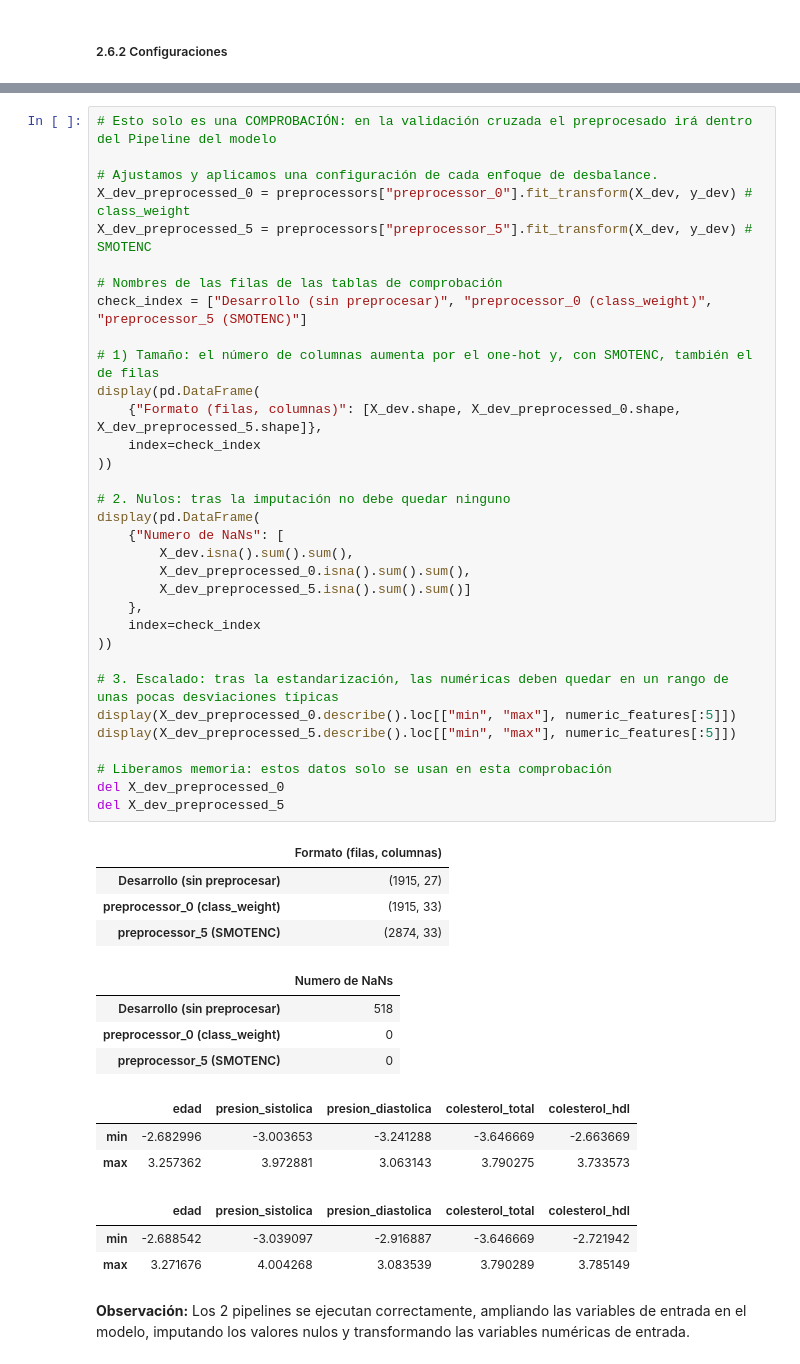
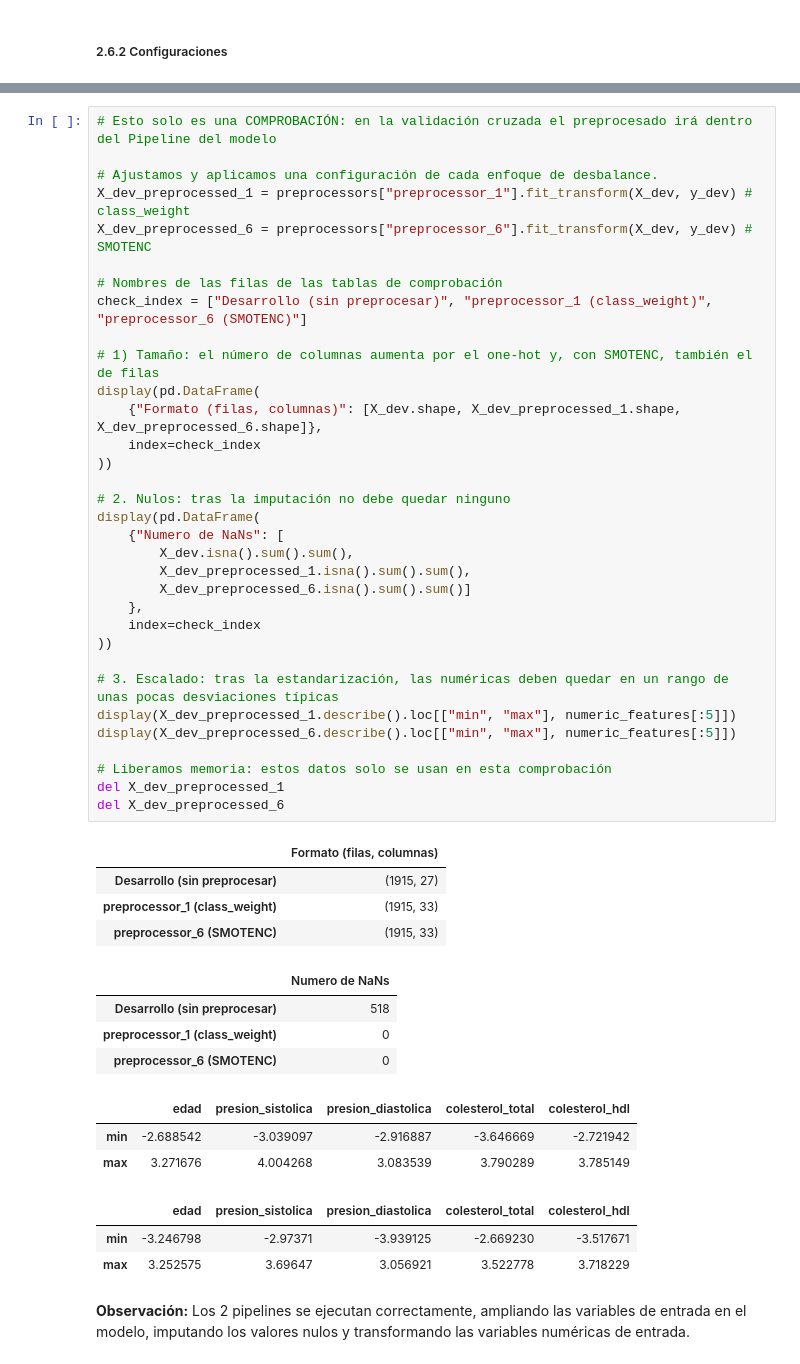
Before and after one commit to alberct96/ML-Entregable1, a Jupyter notebook: ML-Entregable1.ipynb, the cells around one changed output, grey strips where cells are left out. Cells and saved outputs as stored; diff of their text form.

Commit message:
cambio de configuración base de preprocessor_6 a preprocessor_0

```diff
--- a/ML-Entregable1.ipynb
+++ b/ML-Entregable1.ipynb
@@ -1649,51 +1649,51 @@ Esta comprobación se hace sobre todo el conjunto de desarrollo pero, más adela
 # %%
 # Esto solo es una COMPROBACIÓN: en la validación cruzada el preprocesado irá dentro del Pipeline del modelo
 
 # Ajustamos y aplicamos una configuración de cada enfoque de desbalance.
-X_dev_preprocessed_0 = preprocessors["preprocessor_0"].fit_transform(X_dev, y_dev) # class_weight
-X_dev_preprocessed_5 = preprocessors["preprocessor_5"].fit_transform(X_dev, y_dev) # SMOTENC
+X_dev_preprocessed_1 = preprocessors["preprocessor_1"].fit_transform(X_dev, y_dev) # class_weight
+X_dev_preprocessed_6 = preprocessors["preprocessor_6"].fit_transform(X_dev, y_dev) # SMOTENC
 
 # Nombres de las filas de las tablas de comprobación
-check_index = ["Desarrollo (sin preprocesar)", "preprocessor_0 (class_weight)", "preprocessor_5 (SMOTENC)"]
+check_index = ["Desarrollo (sin preprocesar)", "preprocessor_1 (class_weight)", "preprocessor_6 (SMOTENC)"]
 
 # 1) Tamaño: el número de columnas aumenta por el one-hot y, con SMOTENC, también el de filas
 display(pd.DataFrame(
-    {"Formato (filas, columnas)": [X_dev.shape, X_dev_preprocessed_0.shape, X_dev_preprocessed_5.shape]},
+    {"Formato (filas, columnas)": [X_dev.shape, X_dev_preprocessed_1.shape, X_dev_preprocessed_6.shape]},
     index=check_index
 ))
 
 # 2. Nulos: tras la imputación no debe quedar ninguno
 display(pd.DataFrame(
     {"Numero de NaNs": [
         X_dev.isna().sum().sum(),
-        X_dev_preprocessed_0.isna().sum().sum(),
-        X_dev_preprocessed_5.isna().sum().sum()]
+        X_dev_preprocessed_1.isna().sum().sum(),
+        X_dev_preprocessed_6.isna().sum().sum()]
     },
     index=check_index
 ))
 
 # 3. Escalado: tras la estandarización, las numéricas deben quedar en un rango de unas pocas desviaciones típicas
-display(X_dev_preprocessed_0.describe().loc[["min", "max"], numeric_features[:5]])
-display(X_dev_preprocessed_5.describe().loc[["min", "max"], numeric_features[:5]])
+display(X_dev_preprocessed_1.describe().loc[["min", "max"], numeric_features[:5]])
+display(X_dev_preprocessed_6.describe().loc[["min", "max"], numeric_features[:5]])
 
 # Liberamos memoria: estos datos solo se usan en esta comprobación
-del X_dev_preprocessed_0
-del X_dev_preprocessed_5
+del X_dev_preprocessed_1
+del X_dev_preprocessed_6
 # %% [output]
 |  | Formato (filas, columnas) |
 | Desarrollo (sin preprocesar) | (1915, 27) |
-| preprocessor_0 (class_weight) | (1915, 33) |
-| preprocessor_5 (SMOTENC) | (2874, 33) |
+| preprocessor_1 (class_weight) | (1915, 33) |
+| preprocessor_6 (SMOTENC) | (1915, 33) |
 |  | Numero de NaNs |
 | Desarrollo (sin preprocesar) | 518 |
-| preprocessor_0 (class_weight) | 0 |
-| preprocessor_5 (SMOTENC) | 0 |
+| preprocessor_1 (class_weight) | 0 |
+| preprocessor_6 (SMOTENC) | 0 |
 |  | edad | presion_sistolica | presion_diastolica | colesterol_total | colesterol_hdl |
-| min | -2.682996 | -3.003653 | -3.241288 | -3.646669 | -2.663669 |
-| max | 3.257362 | 3.972881 | 3.063143 | 3.790275 | 3.733573 |
+| min | -2.688542 | -3.039097 | -2.916887 | -3.646669 | -2.721942 |
+| max | 3.271676 | 4.004268 | 3.083539 | 3.790289 | 3.785149 |
 |  | edad | presion_sistolica | presion_diastolica | colesterol_total | colesterol_hdl |
-| min | -2.688542 | -3.039097 | -2.916887 | -3.646669 | -2.721942 |
-| max | 3.271676 | 4.004268 | 3.083539 | 3.790289 | 3.785149 |
+| min | -3.246798 | -2.97371 | -3.939125 | -2.669230 | -3.517671 |
+| max | 3.252575 | 3.69647 | 3.056921 | 3.522778 | 3.718229 |
 # %% [markdown]
 **Observación:** Los 2 pipelines se ejecutan correctamente, ampliando las variables de entrada en el modelo, imputando los valores nulos y transformando las variables numéricas de entrada.
 # %% [markdown]
```
Also changed, not shown: parts of 6 cells of this notebook.
